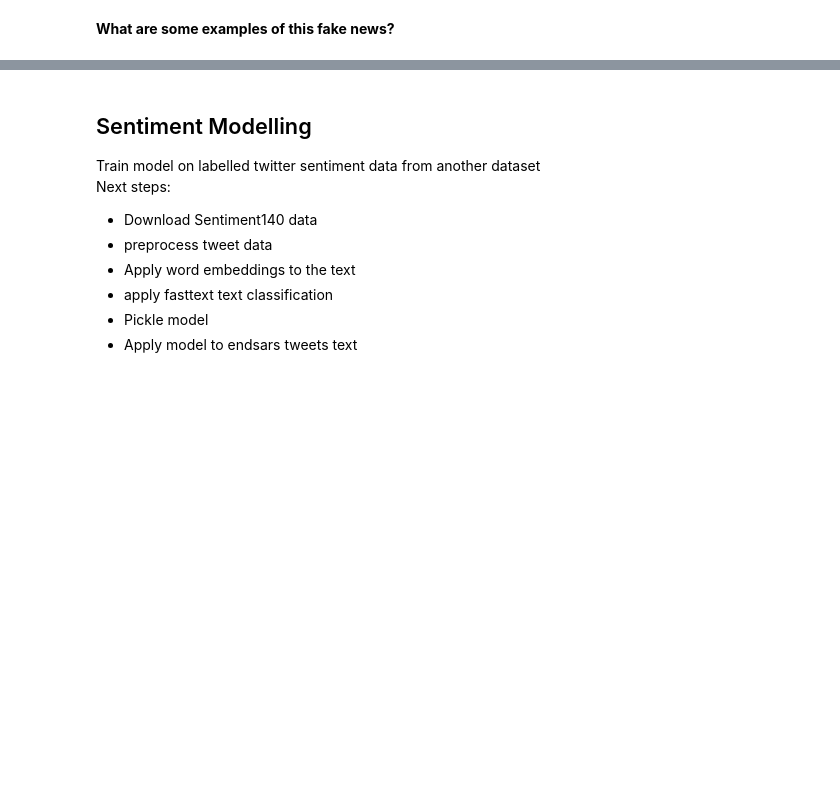
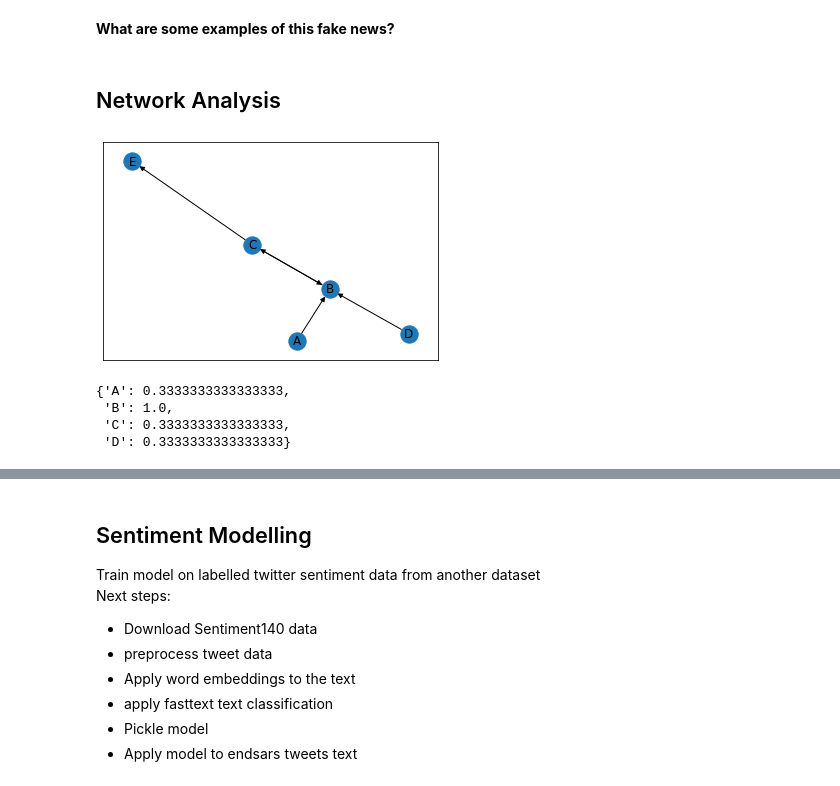
Before and after one commit to DataJediAcademy/endsars-twitter-analysis, a Jupyter notebook: EndSARS_Twitter_Analysis.ipynb, the cells around one changed output, grey strips where cells are left out. Cells and saved outputs as stored; diff of their text form; code cells hidden in the pictures; blank space fills up the shorter version.

```diff
--- a/EndSARS_Twitter_Analysis.ipynb
+++ b/EndSARS_Twitter_Analysis.ipynb
@@ -199,3 +444,25 @@ Now it's time to analyse this data to try and get some interesting insights. Bel
 **Were there any bots or bad actors spreading fake news around the movement?**
 # %% [markdown]
 **What are some examples of this fake news?**
+# %% [markdown]
+## Network Analysis
+# %%
+G = nx.DiGraph()
+
+G.add_nodes_from(['A', 'B', 'C', 'D'])
+G.add_edge('A', 'B')
+G.add_edge('B', 'C')
+G.add_edge('D', 'B')
+G.add_edge('C', 'B')
+G.add_edge('C', 'E')
+# %%
+nx.draw_networkx(G)
+# %% [output]
+[figure, added]
+# %%
+nx.degree_centrality(G)
+# %% [output]
+{'A': 0.3333333333333333,
+ 'B': 1.0,
+ 'C': 0.3333333333333333,
+ 'D': 0.3333333333333333}
```
Also changed, not shown: parts of 57 cells of this notebook, 3 other files.
